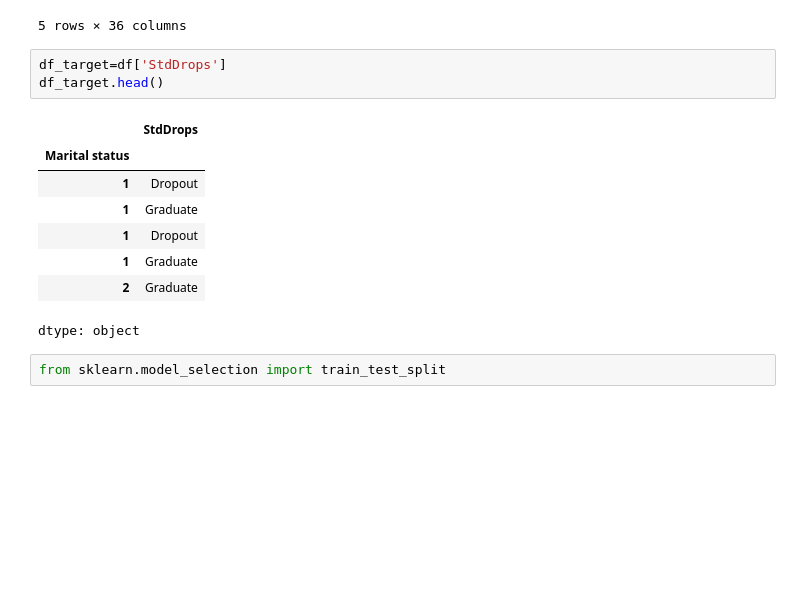
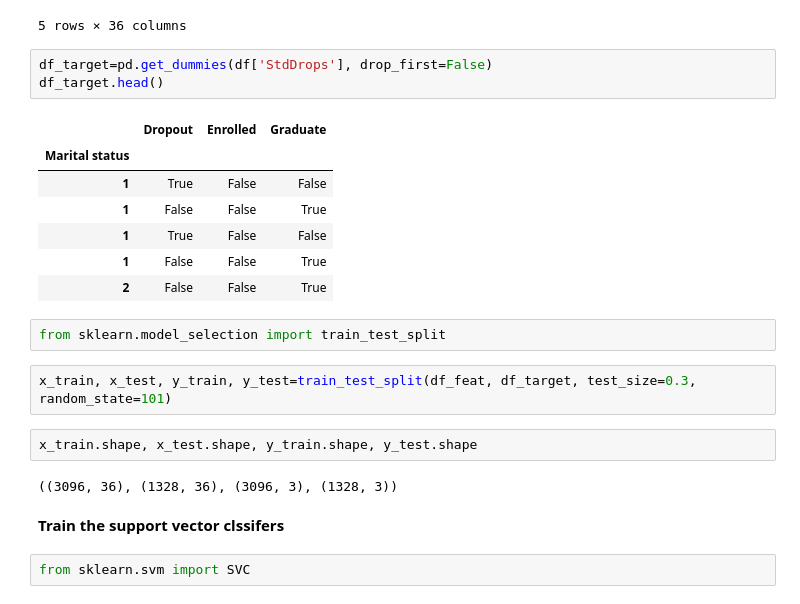
Before and after one commit to 2303a51885/AIML-2025, a Jupyter notebook: LAB07_AIML.ipynb, the cells around one changed output. Saved outputs shown, nothing was run; the diff lists cells and outputs as text; blank space fills up the shorter version.

```diff
--- a/LAB07_AIML.ipynb
+++ b/LAB07_AIML.ipynb
@@ -213,16 +213,25 @@ df_feat.head()
 | 2 | 39 | 1 | 8014 | 0 | 1 | ... |
 5 rows × 36 columns
 # %%
-df_target=df['StdDrops']
+df_target=pd.get_dummies(df['StdDrops'], drop_first=False)
 df_target.head()
 # %% [output]
-|  | StdDrops |
-| Marital status |  |
-| 1 | Dropout |
-| 1 | Graduate |
-| 1 | Dropout |
-| 1 | Graduate |
-| 2 | Graduate |
+|  | Dropout | Enrolled | Graduate |
+| Marital status |  |  |  |
+| 1 | True | False | False |
+| 1 | False | False | True |
+| 1 | True | False | False |
+| 1 | False | False | True |
+| 2 | False | False | True |
-dtype: object
 # %%
 from sklearn.model_selection import train_test_split
+# %%
+x_train, x_test, y_train, y_test=train_test_split(df_feat, df_target, test_size=0.3, random_state=101)
+# %%
+x_train.shape, x_test.shape, y_train.shape, y_test.shape
+# %% [output]
+((3096, 36), (1328, 36), (3096, 3), (1328, 3))
+# %% [markdown]
+**Train the support vector clssifers**
+# %%
+from sklearn.svm import SVC
```
Also changed, not shown: parts of 2 cells of this notebook.
